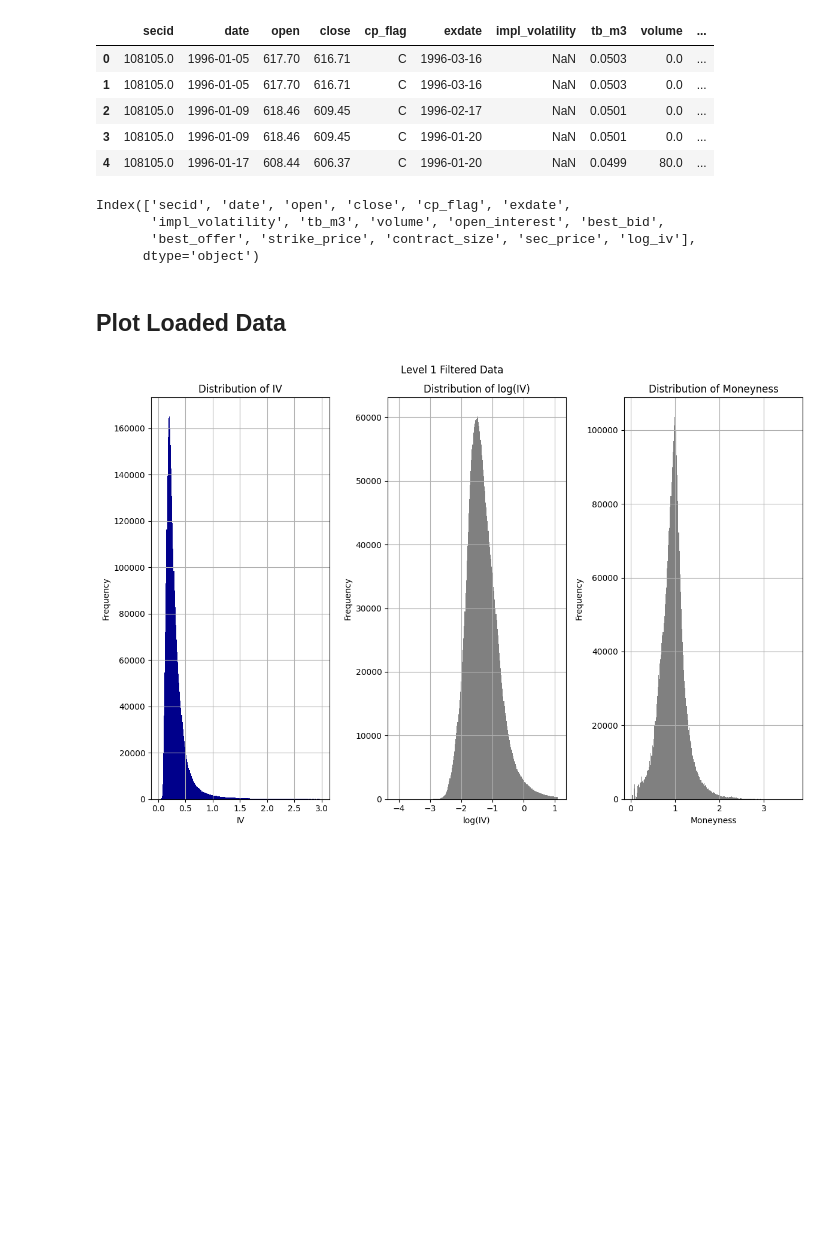
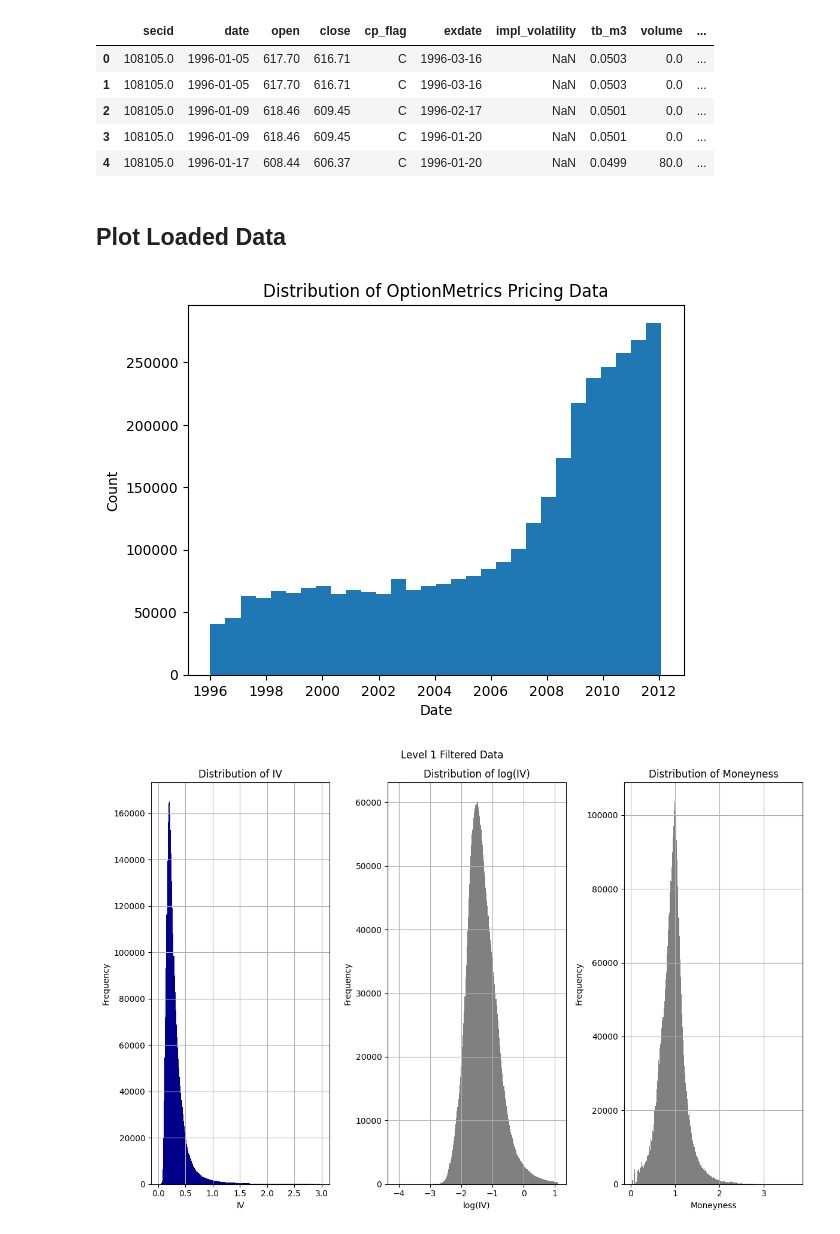
Before and after one commit to harrypandas/finm-32900_final_project, a Jupyter notebook: notebooks/02_Level01_Filters.ipynb, the cells around one changed output. Saved outputs shown, nothing was run; the diff lists cells and outputs as text; code cells hidden in the pictures; blank space fills up the shorter version.

```diff
--- a/notebooks/02_Level01_Filters.ipynb
+++ b/notebooks/02_Level01_Filters.ipynb
@@ -63,14 +61,15 @@ df.head()
 | 2 | 108105.0 | 1996-01-09 | 618.46 | 609.45 | C | 1996-02-17 | NaN | 0.0501 | 0.0 | ... |
 | 3 | 108105.0 | 1996-01-09 | 618.46 | 609.45 | C | 1996-01-20 | NaN | 0.0501 | 0.0 | ... |
 | 4 | 108105.0 | 1996-01-17 | 608.44 | 606.37 | C | 1996-01-20 | NaN | 0.0499 | 80.0 | ... |
-# %%
-df.keys()
-# %% [output]
-Index(['secid', 'date', 'open', 'close', 'cp_flag', 'exdate',
-       'impl_volatility', 'tb_m3', 'volume', 'open_interest', 'best_bid',
-       'best_offer', 'strike_price', 'contract_size', 'sec_price', 'log_iv'],
-      dtype='object')
 # %% [markdown]
 ## Plot Loaded Data
+# %%
+plt.hist(optm_l1_load['date'], bins=30)
+plt.xlabel('Date')
+plt.ylabel('Count')
+plt.title('Distribution of OptionMetrics Pricing Data')
+plt.show()
+# %% [output]
+[figure, added]
 # %%
 
```
Also changed, not shown: parts of 31 cells of this notebook.
